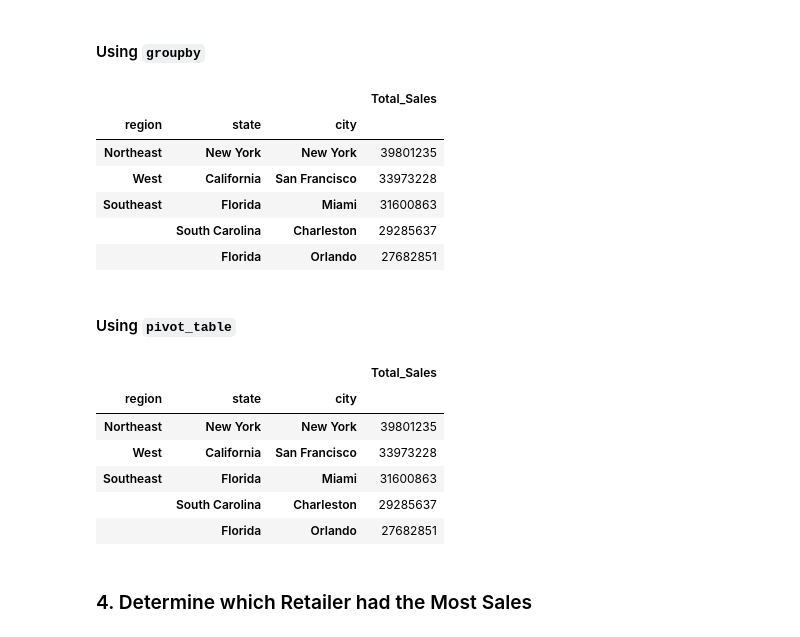
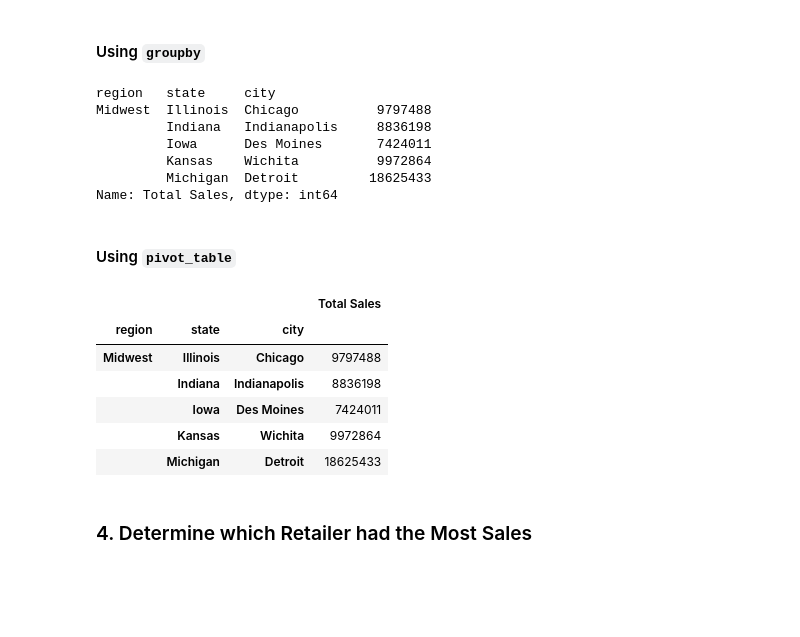
Before and after one commit to YuJames/athletic_sales_analysis, a Jupyter notebook: athletic_sales_analysis.ipynb, the cells around one changed output. Cells and saved outputs as stored; diff of their text form; code cells hidden in the pictures; blank space fills up the shorter version.

```diff
--- a/athletic_sales_analysis.ipynb
+++ b/athletic_sales_analysis.ipynb
@@ -220,36 +219,36 @@ pivot_region_state_city.head(5)
 #### Using `groupby`
 # %%
 # Show the total sales for the products sold for each region, state, and city.
+sales_groupby_region_state_city = df_2020_2021.groupby(by=["region", "state", "city"])["total_sales"].sum()
 # Rename the "total_sales" column to "Total Sales"
-
-
+sales_groupby_region_state_city.rename("Total Sales", inplace=True)
 # Show the top 5 results.
+sales_groupby_region_state_city.head(5)
 # %% [output]
-|  |  |  | Total_Sales |
-| region | state | city |  |
-| Northeast | New York | New York | 39801235 |
-| West | California | San Francisco | 33973228 |
-| Southeast | Florida | Miami | 31600863 |
-|  | South Carolina | Charleston | 29285637 |
-|  | Florida | Orlando | 27682851 |
+region   state     city
+Midwest  Illinois  Chicago          9797488
+         Indiana   Indianapolis     8836198
+         Iowa      Des Moines       7424011
+         Kansas    Wichita          9972864
+         Michigan  Detroit         18625433
+Name: Total Sales, dtype: int64
 # %% [markdown]
 #### Using `pivot_table`
 # %%
 # Show the total sales for the products sold for each region, state, and city.
-
-
+sales_pivot_region_state_city = pd.pivot_table(df_2020_2021, index=["region", "state", "city"], values="total_sales", aggfunc="sum")
 # Optional: Rename the "total_sales" column to "Total Sales"
-
-
+sales_pivot_region_state_city.columns = ["Total Sales"]
 # Show the top 5 results.
+sales_pivot_region_state_city.head(5)
 # %% [output]
-|  |  |  | Total_Sales |
+|  |  |  | Total Sales |
 | region | state | city |  |
-| Northeast | New York | New York | 39801235 |
-| West | California | San Francisco | 33973228 |
-| Southeast | Florida | Miami | 31600863 |
-|  | South Carolina | Charleston | 29285637 |
-|  | Florida | Orlando | 27682851 |
+| Midwest | Illinois | Chicago | 9797488 |
+|  | Indiana | Indianapolis | 8836198 |
+|  | Iowa | Des Moines | 7424011 |
+|  | Kansas | Wichita | 9972864 |
+|  | Michigan | Detroit | 18625433 |
 # %% [markdown]
 ### 4. Determine which Retailer had the Most Sales
 # %% [markdown]
```
Also changed, not shown: parts of 1 cell of this notebook.
